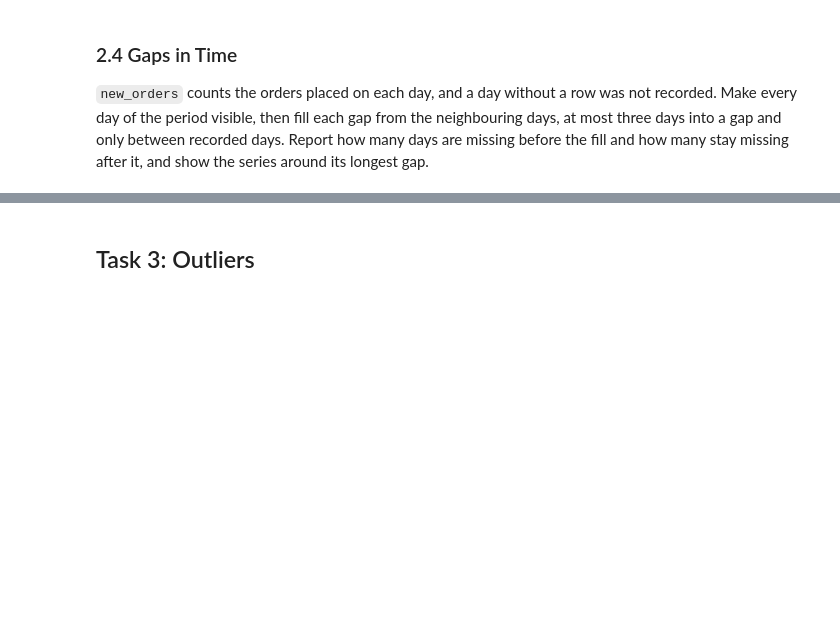
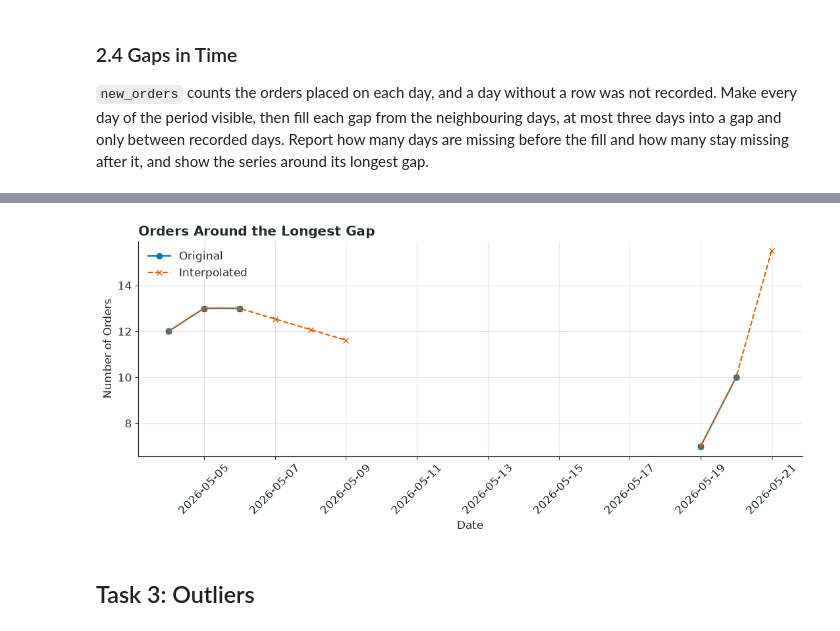
Before and after one commit to andrejgruevski/data-science, a Jupyter notebook: labs/03-online-orders/notebook.ipynb, the cells around one changed output, grey strips where cells are left out. Saved outputs shown, nothing was run; the diff lists cells and outputs as text; code cells hidden in the pictures; blank space fills up the shorter version.

```diff
--- a/labs/03-online-orders/notebook.ipynb
+++ b/labs/03-online-orders/notebook.ipynb
@@ -366,0 +694,19 @@ Hide the known package weight of every training order whose identifier is divisi
+# %%
+
+# Kopija pred interpolacija
+daily_filled = daily.copy()
+
+# Interpolation so limit od 3 dena
+daily_filled[count_col] = daily[count_col].interpolate(
+    method="time",
+    limit=3,
+    limit_direction="forward",
+    limit_area="inside"
+)
+
+# Broj na missing values po interpolacija
+missing_after = daily_filled[count_col].isna().sum()
+
+print("Missing days before:", missing_before)
+print("Missing days after:", missing_after)
+print("Days filled:", missing_before - missing_after)
@@ -366,0 +717,67 @@ Hide the known package weight of every training order whose identifier is divisi
+# %%
+
+# Gi naogjame originalnite missing days
+missing = daily[count_col].isna()
+
+# Grupiranje na posledovatelni missing days
+groups = missing.ne(missing.shift()).cumsum()
+
+# Dolzhina na sekoja praznina
+gaps = missing[missing].groupby(groups[missing]).size()
+
+if not gaps.empty:
+    # Najdolga praznina
+    longest_group = gaps.idxmax()
+    longest_gap = gaps.max()
+
+    gap_dates = daily.index[
+        missing & (groups == longest_group)
+    ]
+
+    gap_start = gap_dates[0]
+    gap_end = gap_dates[-1]
+
+    print("Longest gap:", longest_gap, "days")
+    print("From:", gap_start.date())
+    print("To:", gap_end.date())
+
+    # Nekolku dena pred i po prazninata
+    start = gap_start - pd.Timedelta(days=3)
+    end = gap_end + pd.Timedelta(days=3)
+
+    comparison = pd.DataFrame({
+        "Original": daily[count_col],
+        "Filled": daily_filled[count_col]
+    }).loc[start:end]
+
+    display(comparison)
+
+    # Grafikon
+    plt.figure(figsize=(11, 5))
+
+    plt.plot(
+        comparison.index,
+        comparison["Original"],
+        marker="o",
+        label="Original"
+    )
+
+    plt.plot(
+        comparison.index,
+        comparison["Filled"],
+        marker="x",
+        linestyle="--",
+        label="Interpolated"
+    )
+
+    plt.title("Orders Around the Longest Gap")
+    plt.xlabel("Date")
+    plt.ylabel("Number of Orders")
+    plt.xticks(rotation=45)
+    plt.legend()
+    plt.tight_layout()
+    plt.show()
+
+else:
+    print("No missing days found.")
+# %% [output]
@@ -367,3 +805,4 @@ Hide the known package weight of every training order whose identifier is divisi
+[figure, added]
 # %% [markdown]
 ## Task 3: Outliers
 # %% [markdown]
```
Also changed, not shown: parts of 14 cells of this notebook.
